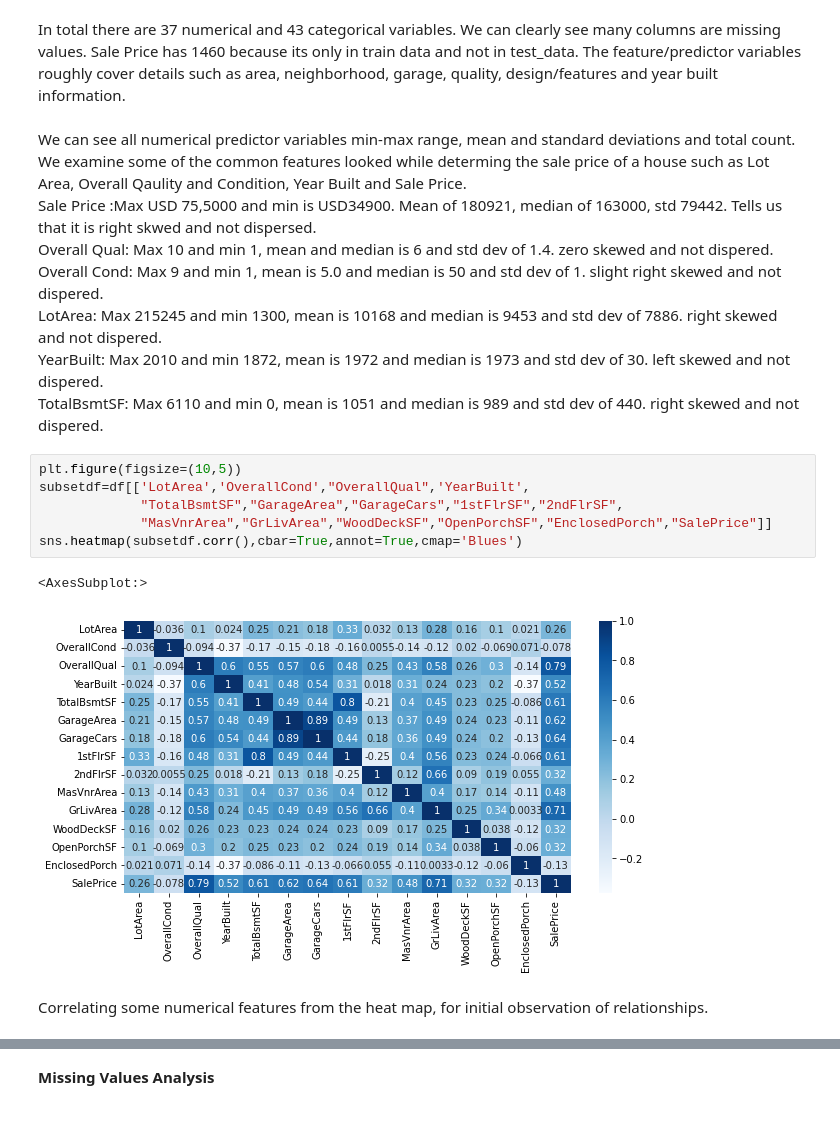
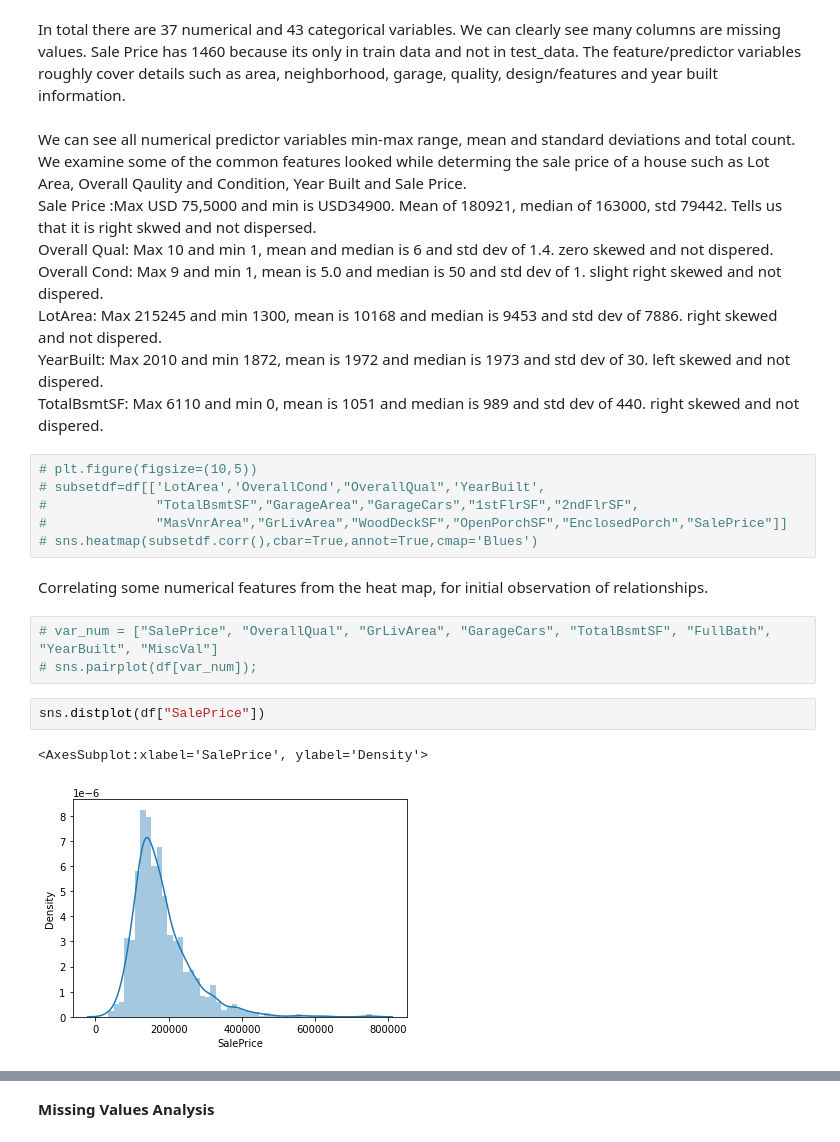
Before and after one commit to mudabir94/kaggle_competitions, a Jupyter notebook: house-price-prediction.ipynb, the cells around one changed output, grey strips where cells are left out. Drawn from its saved outputs; the diff is of its cells as text.

Commit message:
Kaggle Notebook | House Price EDA | Version 7

```diff
--- a/house-price-prediction.ipynb
+++ b/house-price-prediction.ipynb
@@ -91,7 +70,8 @@ memory usage: 1.8+ MB
 # %% [markdown]
 In total there are 37 numerical and 43 categorical variables. We can clearly see many columns are missing values. Sale Price has 1460 because its only in train data and not in test_data. The feature/predictor variables  roughly cover details such as area, neighborhood, garage, quality, design/features and year built information.
 # %% [markdown]
-We can see all  numerical predictor variables min-max range, mean and standard deviations and total count. We examine some of the common features looked   while determing the sale price of a house such as Lot Area, Overall Qaulity and Condition, Year Built and Sale Price.
+We can see all  numerical predictor variables min-max range, mean and standard deviations and total count. We examine some of the common
+features looked   while determing the sale price of a house such as Lot Area, Overall Qaulity and Condition, Year Built and Sale Price.
 Sale Price :Max USD 75,5000 and min is USD34900. Mean of 180921, median of 163000, std 79442. Tells us that it is right skwed and not dispersed.
 Overall Qual: Max 10 and min 1, mean and median is 6 and std dev of 1.4. zero skewed and not dispered.
 Overall Cond: Max 9 and min 1, mean is 5.0 and median is 50 and std dev of 1. slight right skewed and not dispered.
@@ -99,14 +79,19 @@ LotArea: Max 215245 and min 1300, mean is 10168 and median is 9453 and std dev o
 YearBuilt: Max 2010 and min 1872, mean is 1972 and median is 1973 and std dev of 30.  left skewed and not dispered.
 TotalBsmtSF: Max 6110 and min 0, mean is 1051 and median is 989 and std dev of 440.  right skewed and not dispered.
 # %%
-plt.figure(figsize=(10,5))
-subsetdf=df[['LotArea','OverallCond',"OverallQual",'YearBuilt',
-             "TotalBsmtSF","GarageArea","GarageCars","1stFlrSF","2ndFlrSF",
-             "MasVnrArea","GrLivArea","WoodDeckSF","OpenPorchSF","EnclosedPorch","SalePrice"]]
-sns.heatmap(subsetdf.corr(),cbar=True,annot=True,cmap='Blues')
+# plt.figure(figsize=(10,5))
+# subsetdf=df[['LotArea','OverallCond',"OverallQual",'YearBuilt',
+#              "TotalBsmtSF","GarageArea","GarageCars","1stFlrSF","2ndFlrSF",
+#              "MasVnrArea","GrLivArea","WoodDeckSF","OpenPorchSF","EnclosedPorch","SalePrice"]]
+# sns.heatmap(subsetdf.corr(),cbar=True,annot=True,cmap='Blues')
-# %% [output]
-<AxesSubplot:>
-[figure, removed]
 # %% [markdown]
 
 Correlating some numerical features from the heat map, for initial observation of relationships.
+# %%
+# var_num = ["SalePrice", "OverallQual", "GrLivArea", "GarageCars", "TotalBsmtSF", "FullBath", "YearBuilt", "MiscVal"]
+# sns.pairplot(df[var_num]);
+# %%
+sns.distplot(df["SalePrice"])
+# %% [output]
+<AxesSubplot:xlabel='SalePrice', ylabel='Density'>
+[figure, added]
```
Also changed, not shown: parts of 68 cells of this notebook.
